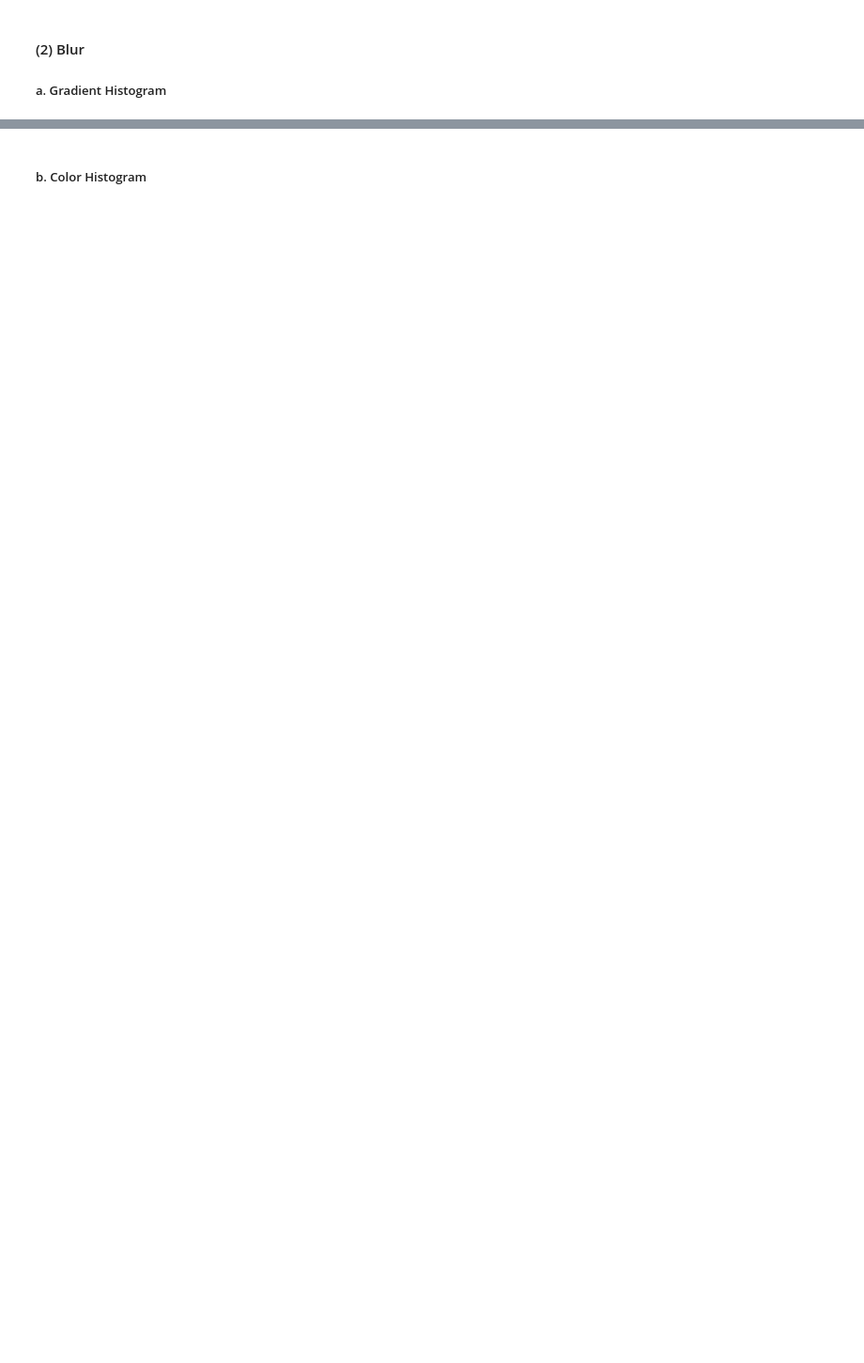
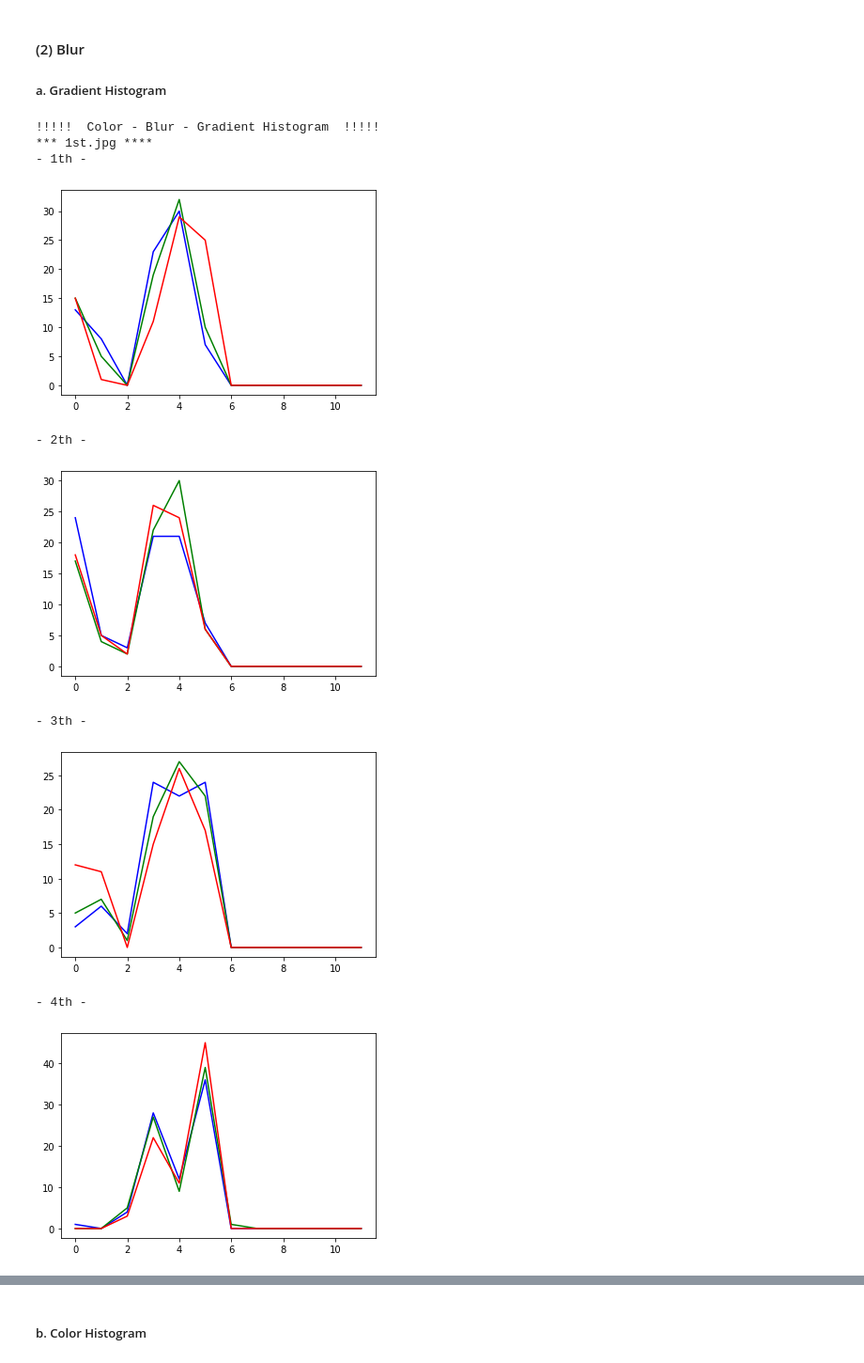
Before and after one commit to NonokEE/CAU_Computer_Vision, a Jupyter notebook: Project 1/Project1.ipynb, the cells around one changed output, grey strips where cells are left out. Shown at 94% size. Saved outputs shown, nothing was run; the diff lists cells and outputs as text; code cells hidden in the pictures; blank space fills up the shorter version.

```diff
--- a/Project 1/Project1.ipynb
+++ b/Project 1/Project1.ipynb
@@ -214,8 +291,19 @@ hist_list_1st = color_histogram_color(patch2_original)
 # %%
 print("!!!!!  Color - Blur - Gradient Histogram  !!!!!")
 
 print("*** 1st.jpg ****")
-hist_list_1st = gradient_histogram_color(patch1_blur)
+hl1_CBG = gradient_histogram_color(patch1_blur)
 
 print("*** 2nd.jpg ****")
-hist_list_1st = gradient_histogram_color(patch2_blur)
+hl2_CBG = gradient_histogram_color(patch2_blur)
+# %% [output]
+!!!!!  Color - Blur - Gradient Histogram  !!!!!
+*** 1st.jpg ****
+- 1th -
+[figure, added]
+- 2th -
+[figure, added]
+- 3th -
+[figure, added]
+- 4th -
+[figure, added]
```
Also changed, not shown: parts of 31 cells of this notebook.
